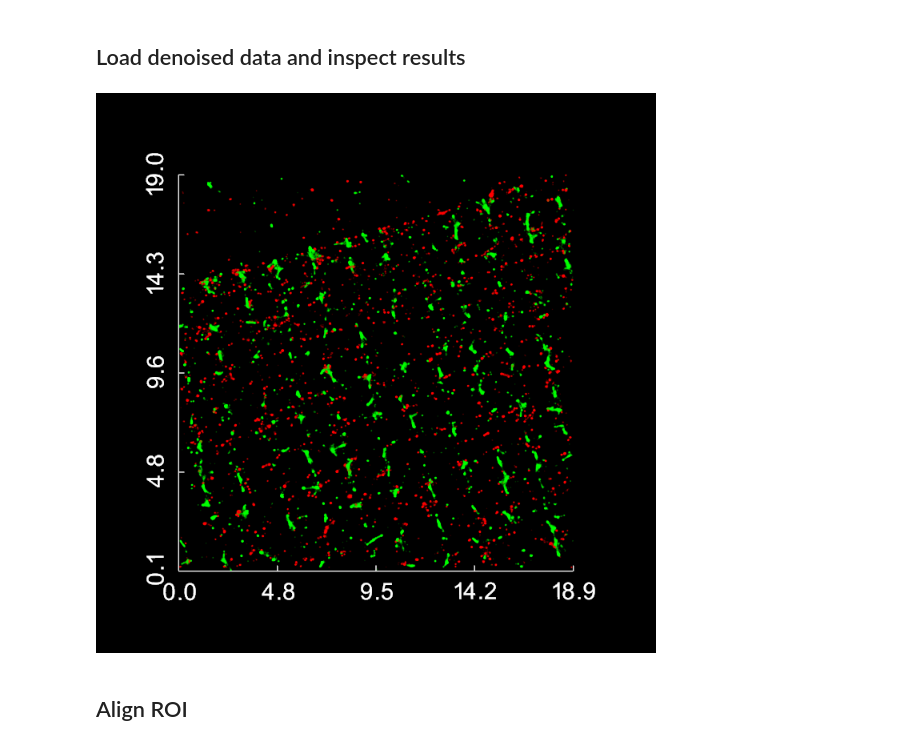
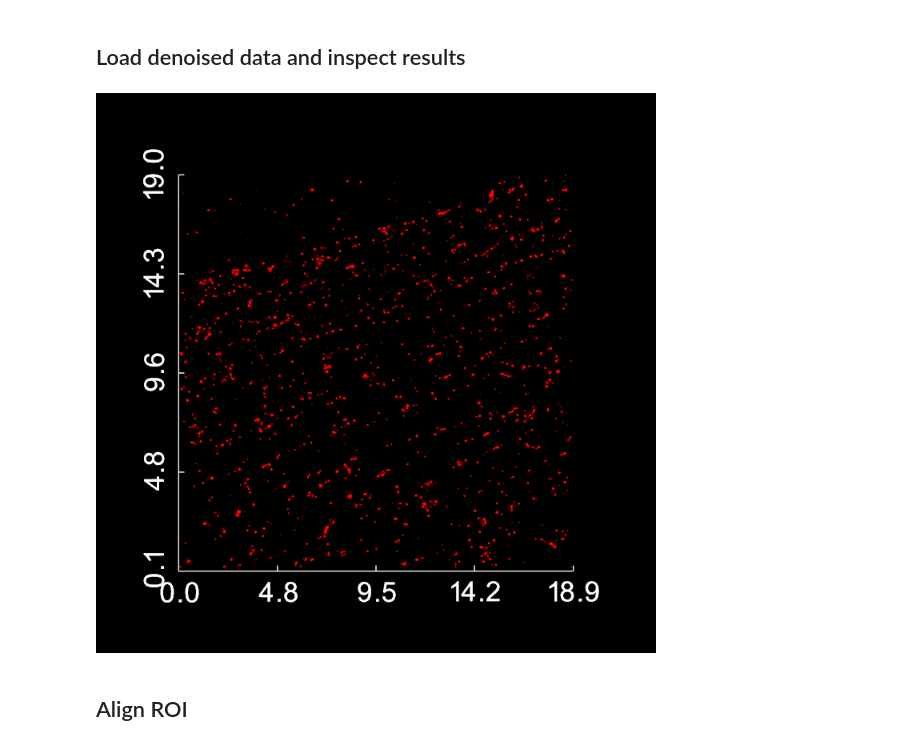
Before and after one commit to Jhko725/ProteinStructureReconstruction.jl, a Jupyter notebook: notebooks/desmin_alphactinin_600nm_STORM_denoising.ipynb, the cells around one changed output. Saved outputs shown, nothing was run; the diff lists cells and outputs as text; code cells hidden in the pictures.

```diff
--- a/notebooks/desmin_alphactinin_600nm_STORM_denoising.ipynb
+++ b/notebooks/desmin_alphactinin_600nm_STORM_denoising.ipynb
@@ -264,25 +264,24 @@ points = {
 }
 # %%
 p = pv.Plotter(notebook=True, window_size=(700, 700))
-for name, coords in points.items():
-    p = render_pointcloud(p, coords, color=COLOR_DICT[name], opacity=0.2)
-
+p = render_pointcloud(p, points["desmin"], color="#FF0000", opacity=0.2)
+p = render_pointcloud(p, points["actinin"], color="#00FF00", opacity=0.0)
 p.show_bounds(
     color="white",
     grid=None,
     bold=False,
-    font_size=22,
+    font_size=26,
     font_family="arial",
     padding=0.0,
     use_3d_text=False,
     show_zaxis=False,
     xtitle="",
     ytitle="",
 )
 p.show()
-# p.save_graphic("../figures/supp_fig_1b/desmin.svg")
+p.save_graphic("../figures/fig_2/2a/desmin.svg")
 # %% [output]
-[figure, old version]
+[figure, new version]
 # %% [markdown]
 ## Align ROI
 # %%
```
Also changed, not shown: parts of 2 cells of this notebook, 18 other files.
